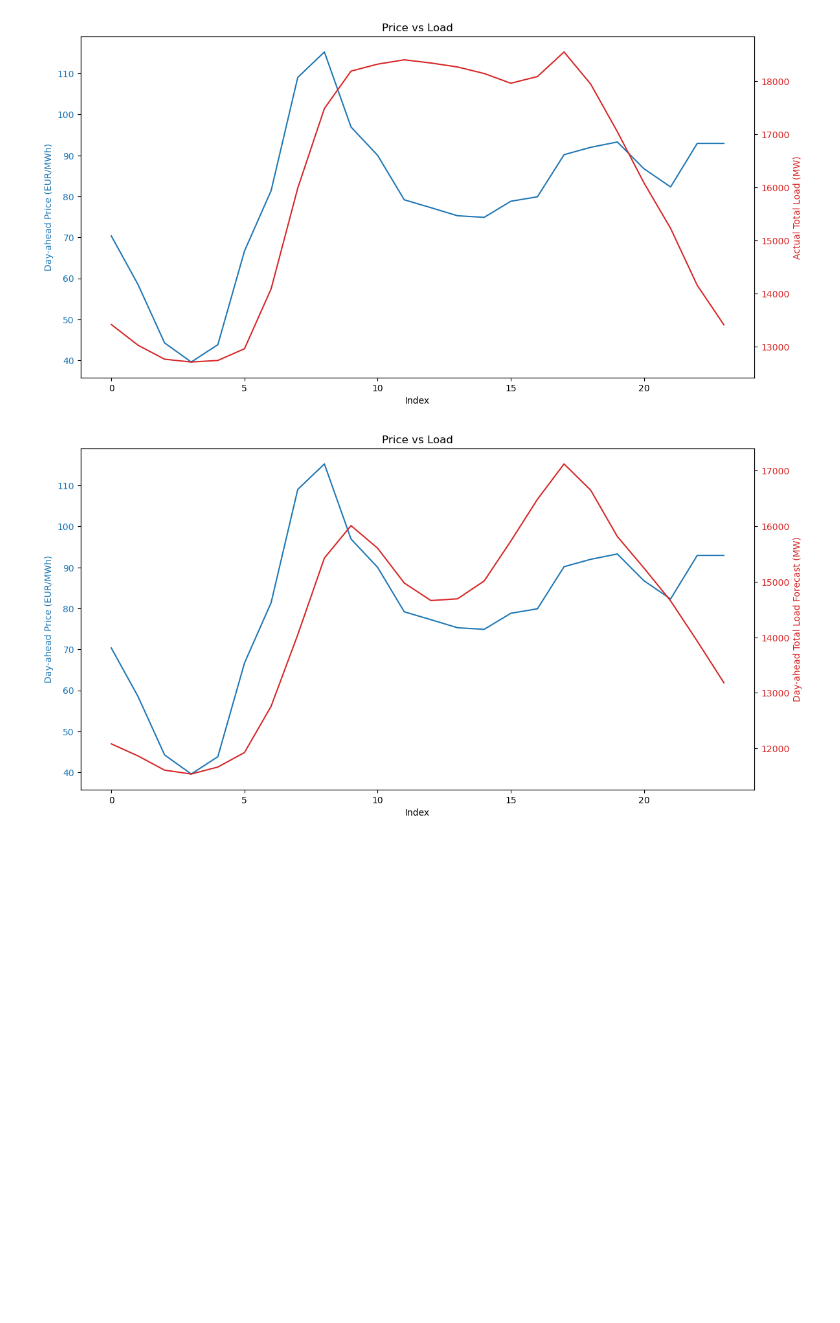
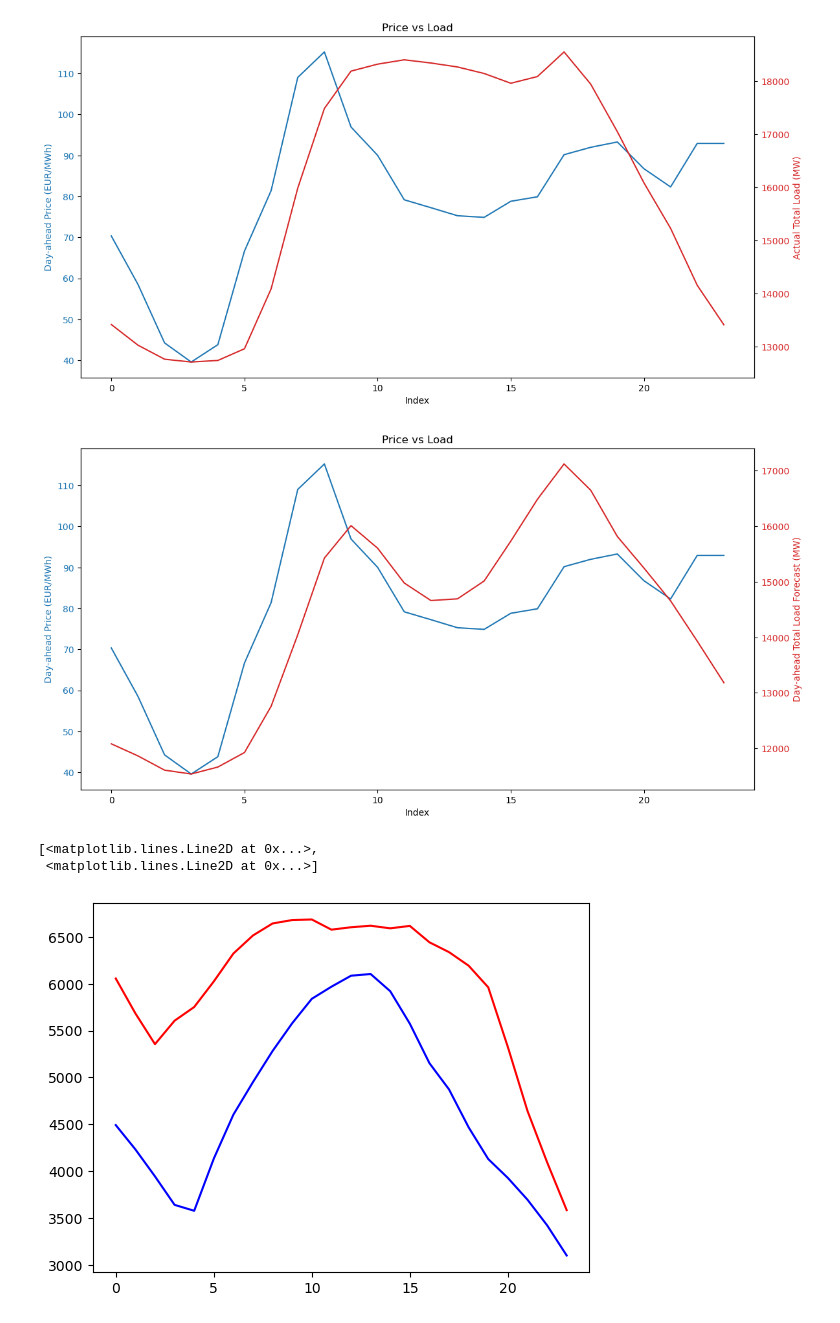
Before and after one commit to nickleu/EnergyMarket_NL, a Jupyter notebook: Notebooks/01_data_exploration.ipynb, the cells around one changed output. Cells and saved outputs as stored; diff of their text form; code cells hidden in the pictures; blank space fills up the shorter version.

Commit message:
Data exploration: first correlation analysis  day-ahead generation forecast vs price

```diff
--- a/Notebooks/01_data_exploration.ipynb
+++ b/Notebooks/01_data_exploration.ipynb
@@ -12,6 +12,9 @@ Note: how to explode to every day of the year on multiple years?
 import sys
 from pathlib import Path
 import matplotlib.pyplot as plt
+import pandas as pd
+import numpy as np
+import seaborn as sns
 
 repo_root = Path("..").resolve()
 sys.path.append(str(repo_root))
@@ -41,7 +44,7 @@ df_avg_forecast = (
 )
 
 #Load generation data test
-from Source.load_data import load_offshore_wind_test
+from Source.load_data import load_onshore_wind_test
 from Source.load_data import load_offshore_wind_test
 from Source.load_data import load_solar_test
 
@@ -119,3 +122,6 @@ energy_prices_test.insert(10,'Day-ahead Solar Forecast (MW)',df_solar_test_forec
 df_market_focus = energy_prices_test.drop(columns=["Sequence","Intraday Period (CET/CEST)","Intraday Price (EUR/MWh)"])
 
 df_market_focus.tail()
+
+total_renewables_actual = df_onshore_test_actual + df_offshore_test_actual + df_solar_test_actual
+total_renewables_forecast = df_onshore_test_forecast + df_offshore_test_forecast + df_solar_test_forecast
@@ -172,3 +171,11 @@ plt.title("Price vs Load")
 plt.show()
 # %% [output]
 [figure]
+# %%
+#Total generation from renewables
+
+plt.plot(x,total_renewables_actual,'r', total_renewables_forecast, 'b')
+# %% [output]
+[<matplotlib.lines.Line2D at 0x...>,
+ <matplotlib.lines.Line2D at 0x...>]
+[figure, added]
```
Also changed, not shown: parts of 3 cells of this notebook.
